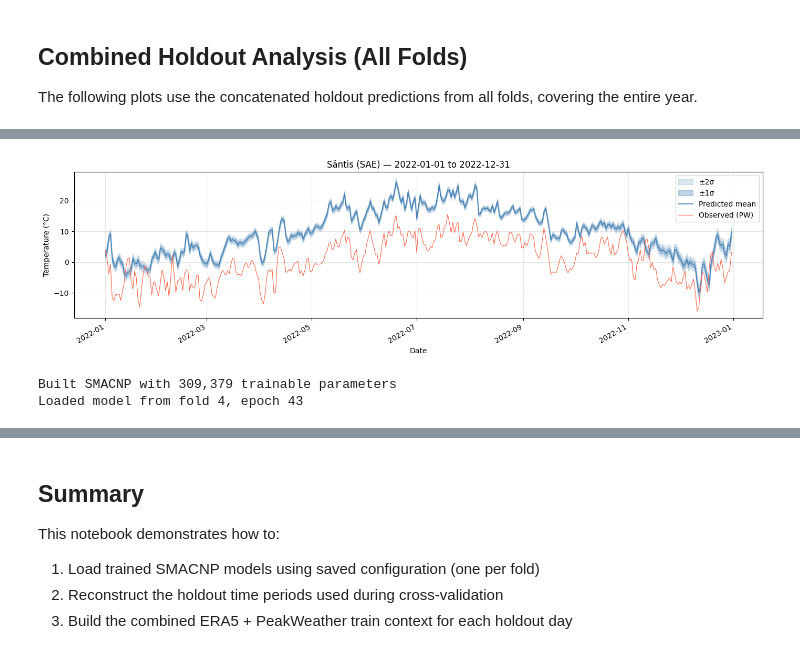
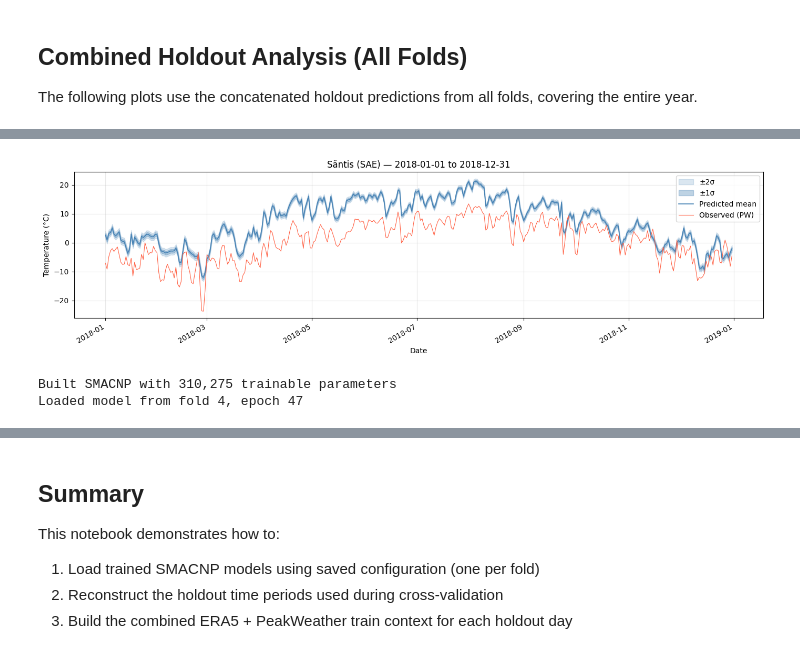
Before and after one commit to adrienpaolini/convNPClimate, a Jupyter notebook: predictions_combined_PWstations.ipynb, the cells around one changed output, grey strips where cells are left out. Drawn from its saved outputs; the diff is of its cells as text; code cells hidden in the pictures.

Commit message:
addition of diff elevation in combined PW notebook

```diff
--- a/predictions_combined_PWstations.ipynb
+++ b/predictions_combined_PWstations.ipynb
@@ -130,7 +130,7 @@ else:
     _era5_glob = ERA5_MEAN_TEMP_GLOB   # from DEFAULT or saved params
     _era5_var  = 't2m'
 
-era5_tensor_pred, _, _, time_coords_era5 = ds.load_era5_data(
+era5_tensor_pred, _, era5_grid_elevation, time_coords_era5 = ds.load_era5_data(
     _era5_glob,
     var_name=_era5_var,
     year_start=None,
@@ -226,9 +226,10 @@ x_pw_train, y_pw_train = ds.build_pw_station_tensors(
     station_ids=train_stations,
     stations_meta=stations_meta,
     hi_res_tpi=hi_res_tpi,
-    metadata=metadata,                   # era5_metadata loaded from JSON
+    metadata=metadata,
     seasonal_features=seasonal_features_aligned,
-    dates_pd=common_dates_pd,            # CHANGED: common dates
+    dates_pd=common_dates_pd,
+    era5_grid_elevation=era5_grid_elevation,
     device=device,
 )
 y_pw_train = y_pw_train.unsqueeze(-1)
@@ -245,7 +246,8 @@ x_context: torch.Size([2557, 1898, 7])  # (T_common, 1769+129, 7)
 x_target_static = ds.prepare_peakweather_targets(
     stations_meta=stations_meta.loc[test_stations],
     hi_res_tpi=hi_res_tpi,
-    metadata=metadata,          # era5_metadata
+    metadata=metadata,
+    era5_grid_elevation=era5_grid_elevation,
     device=device,
 )
 n_test = x_target_static.shape[0]
@@ -289,7 +291,7 @@ for fold in range(params.N_FOLDS):
         continue
 
     model, epoch = model_factory.load_model_checkpoint(
-        checkpoint_path, params, device, input_dim=6, context_input_dim=7,
+        checkpoint_path, params, device, input_dim=7, context_input_dim=8,
     )
     holdout_start, holdout_end = get_fold_holdout_indices(fold, params.N_FOLDS, n_samples)
     print(f"  Loaded epoch {epoch} | holdout {common_dates_pd[holdout_start]} → {common_dates_pd[holdout_end-1]}")
@@ -681,8 +683,8 @@ Per-station metrics for 43 test stations (sorted by MAE):
 # %%
 # ── Time-series plot: predicted vs observed for a single station ────────────
 STATION_CODE  = 'SAE'
-DATE_START    = '2022-01-01'
-DATE_END      = '2022-12-31'
+DATE_START    = '2018-01-01'
+DATE_END      = '2018-12-31'
 
 # Locate the station index among test stations
 station_idx = list(test_stations).index(STATION_CODE)
@@ -699,34 +701,34 @@ truths_plot = all_truths[mask, station_idx]
 fig, ax = plt.subplots(figsize=(14, 4))
 
 # Uncertainty band: mean ± 2σ
 ax.fill_between(
     dates_plot,
     preds_plot - 2 * sigma_plot,
     preds_plot + 2 * sigma_plot,
     alpha=0.2, color='steelblue', label='±2σ',
 )
 ax.fill_between(
     dates_plot,
     preds_plot - sigma_plot,
     preds_plot + sigma_plot,
     alpha=0.35, color='steelblue', label='±1σ',
 )
 
 # Predicted mean and observations
 ax.plot(dates_plot, preds_plot, color='steelblue', linewidth=1.2, label='Predicted mean')
 ax.plot(dates_plot, truths_plot, color='tomato', linewidth=0.8, label='Observed (PW)')
 
 
 ax.set_xlabel('Date')
 ax.set_ylabel('Temperature (°C)')
 ax.set_title(f'{station_name} ({STATION_CODE}) — {DATE_START} to {DATE_END}')
 ax.legend(loc='upper right')
 ax.grid(True, alpha=0.3)
 fig.autofmt_xdate()
 plt.tight_layout()
 plt.show()
 # %% [output]
-[figure, old version]
+[figure, new version]
 # %%
 # Load one fold's model without running the full prediction loop
 grid_shape = (240, 370)
@@ -734,12 +736,12 @@ grid_shape = (240, 370)
 fold = 4   # any fold works for attention visualization
 checkpoint_path = MODEL_DIR / f'model_fold_{fold}'
 model, epoch = model_factory.load_model_checkpoint(
-    checkpoint_path, params, device, input_dim=6, context_input_dim=7
+    checkpoint_path, params, device, input_dim=7, context_input_dim=8
 )
 print(f"Loaded model from fold {fold}, epoch {epoch}")
 # %% [output]
-Built SMACNP with 309,379 trainable parameters
-Loaded model from fold 4, epoch 43
+Built SMACNP with 310,275 trainable parameters
+Loaded model from fold 4, epoch 47
 # %%
 from importlib import reload
 import visualization as vis
```
Also changed, not shown: parts of 11 cells of this notebook, 37 other files.
